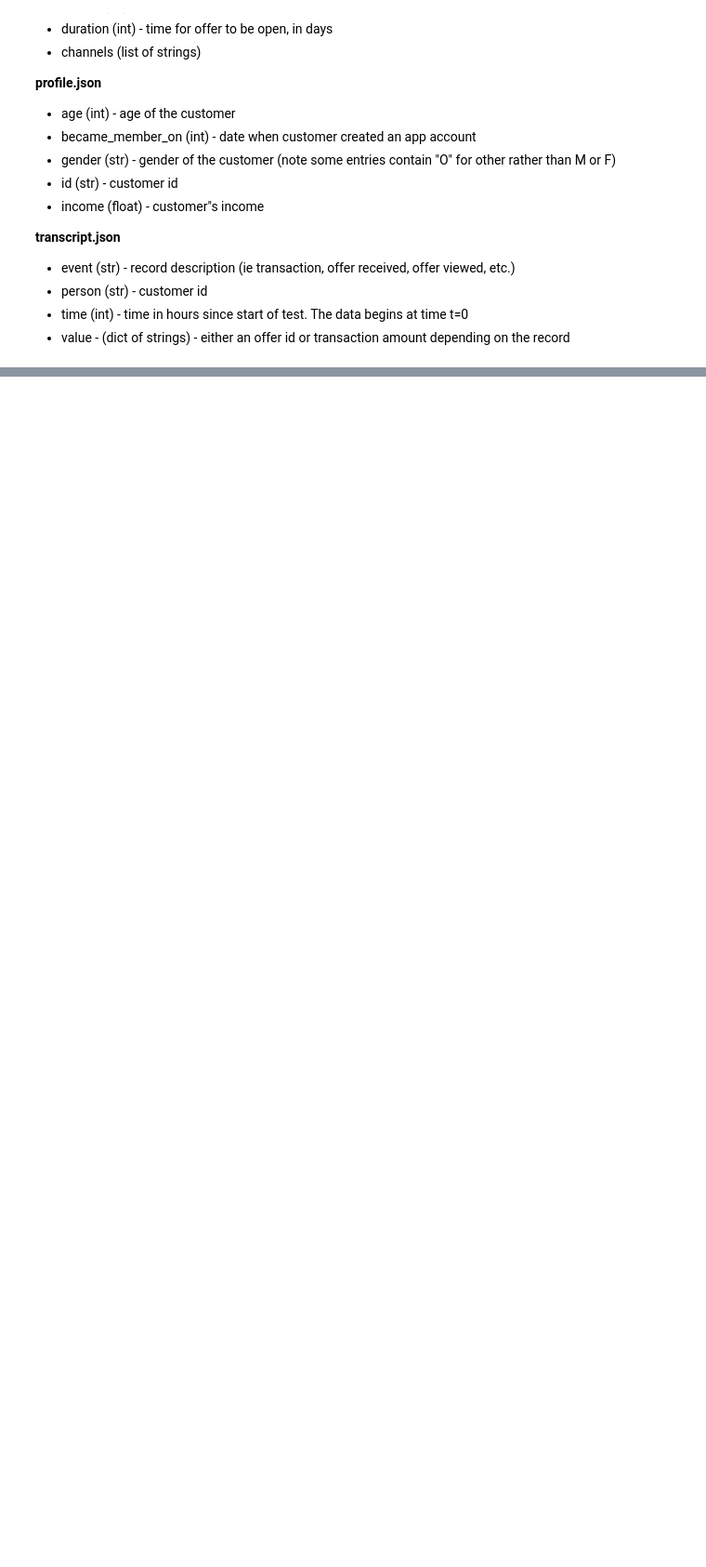
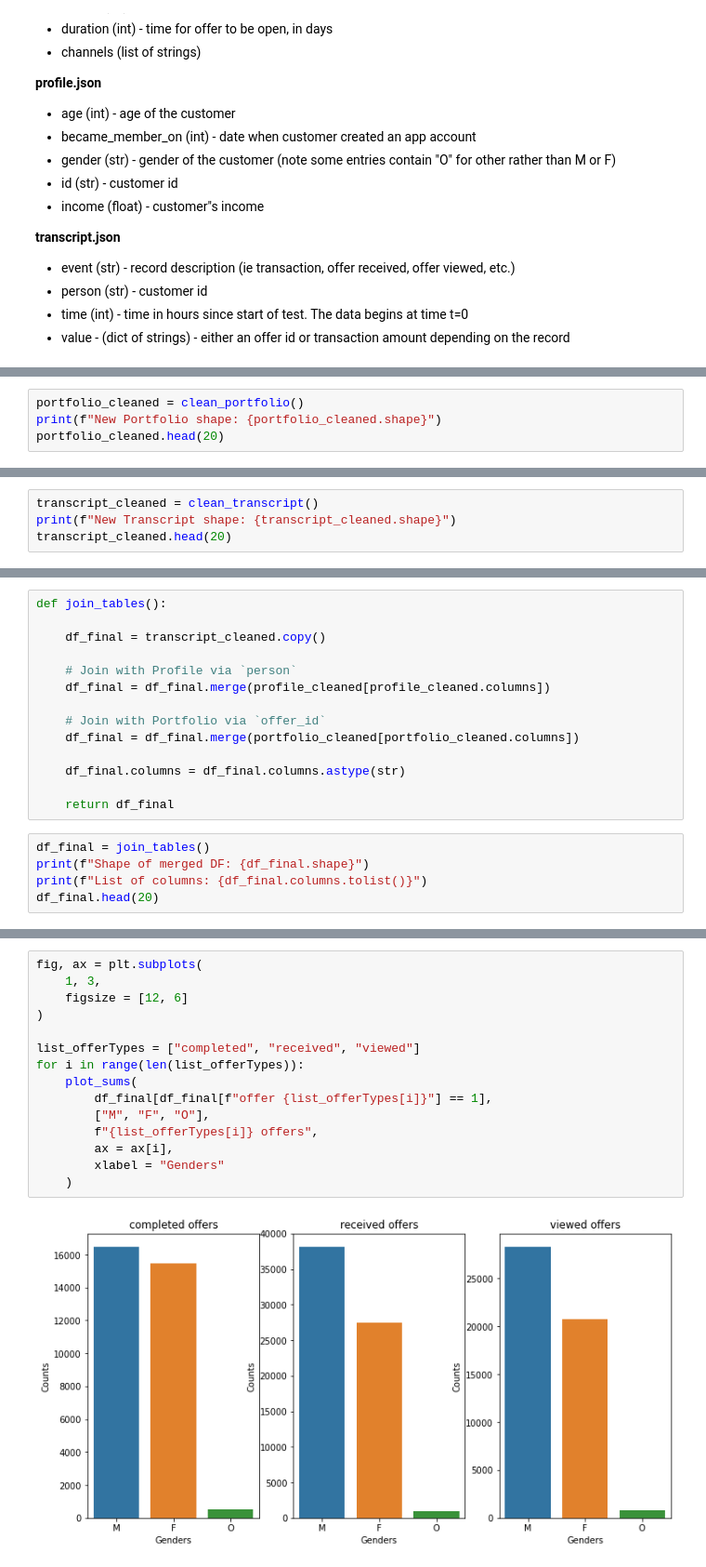
Before and after one commit to TranHuuNhatHuy/UdacityDataScience, a Jupyter notebook: V.DataScientistCapstone/Starbucks_Capstone_notebook.ipynb, the cells around one changed output, grey strips where cells are left out. Shown: that part at 93% size. Cells and saved outputs as stored; diff of their text form; blank space fills up the shorter version.

```diff
--- a/V.DataScientistCapstone/Starbucks_Capstone_notebook.ipynb
+++ b/V.DataScientistCapstone/Starbucks_Capstone_notebook.ipynb
@@ -105,0 +477,4 @@ portfolio.head()
+# %%
+portfolio_cleaned = clean_portfolio()
+print(f"New Portfolio shape: {portfolio_cleaned.shape}")
+portfolio_cleaned.head(20)
@@ -105,0 +546,4 @@ portfolio.head()
+# %%
+transcript_cleaned = clean_transcript()
+print(f"New Transcript shape: {transcript_cleaned.shape}")
+transcript_cleaned.head(20)
@@ -105,0 +565,19 @@ portfolio.head()
+# %%
+def join_tables():
+
+    df_final = transcript_cleaned.copy()
+
+    # Join with Profile via `person`
+    df_final = df_final.merge(profile_cleaned[profile_cleaned.columns])
+
+    # Join with Portfolio via `offer_id`
+    df_final = df_final.merge(portfolio_cleaned[portfolio_cleaned.columns])
+
+    df_final.columns = df_final.columns.astype(str)
+
+    return df_final
+# %%
+df_final = join_tables()
+print(f"Shape of merged DF: {df_final.shape}")
+print(f"List of columns: {df_final.columns.tolist()}")
+df_final.head(20)
@@ -105,0 +652,17 @@ portfolio.head()
+# %%
+fig, ax = plt.subplots(
+    1, 3,
+    figsize = [12, 6]
+)
+
+list_offerTypes = ["completed", "received", "viewed"]
+for i in range(len(list_offerTypes)):
+    plot_sums(
+        df_final[df_final[f"offer {list_offerTypes[i]}"] == 1],
+        ["M", "F", "O"],
+        f"{list_offerTypes[i]} offers",
+        ax = ax[i],
+        xlabel = "Genders"
+    )
+# %% [output]
+[figure, added]
```
Also changed, not shown: parts of 63 cells of this notebook, 3 other files.
